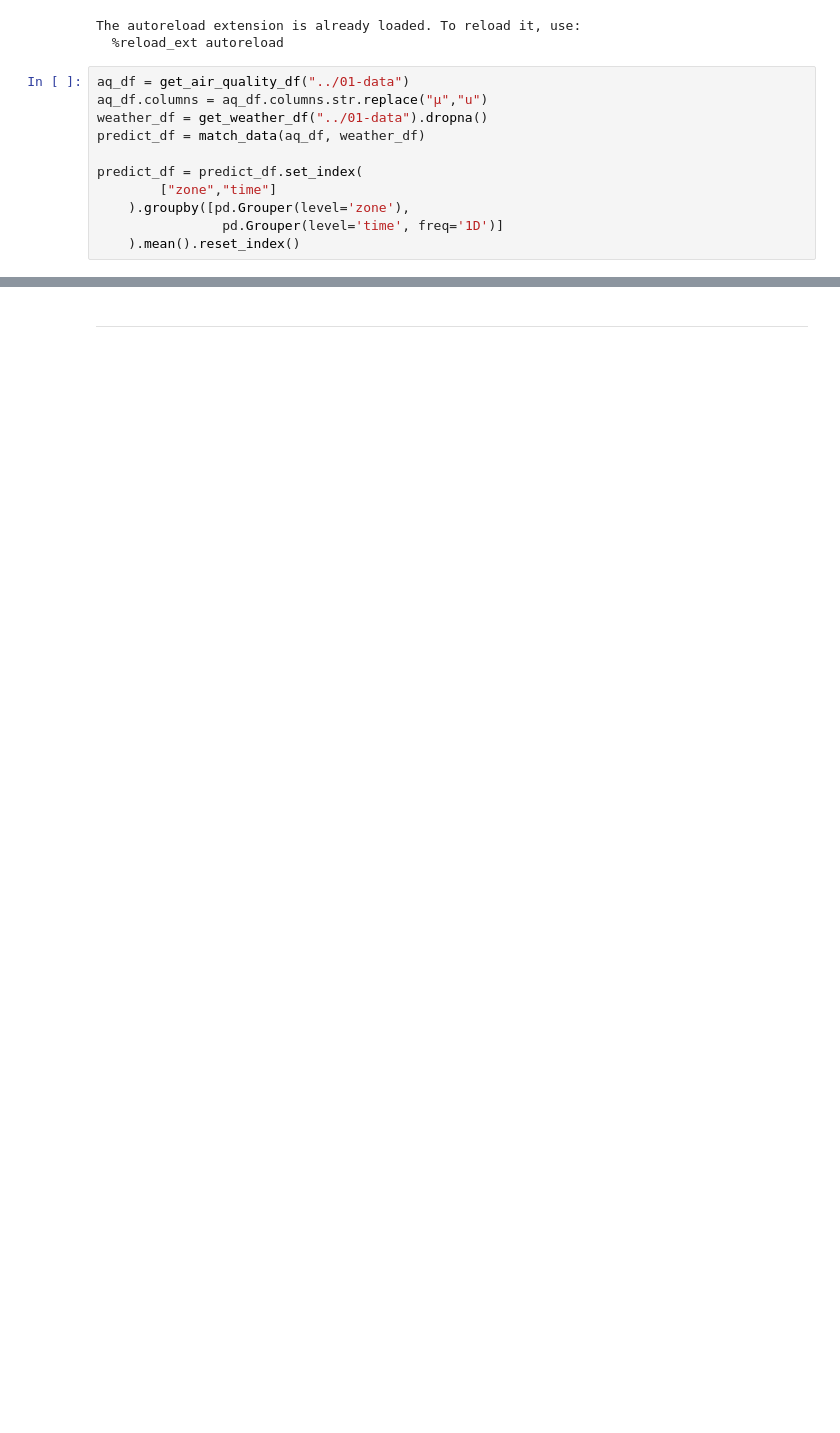
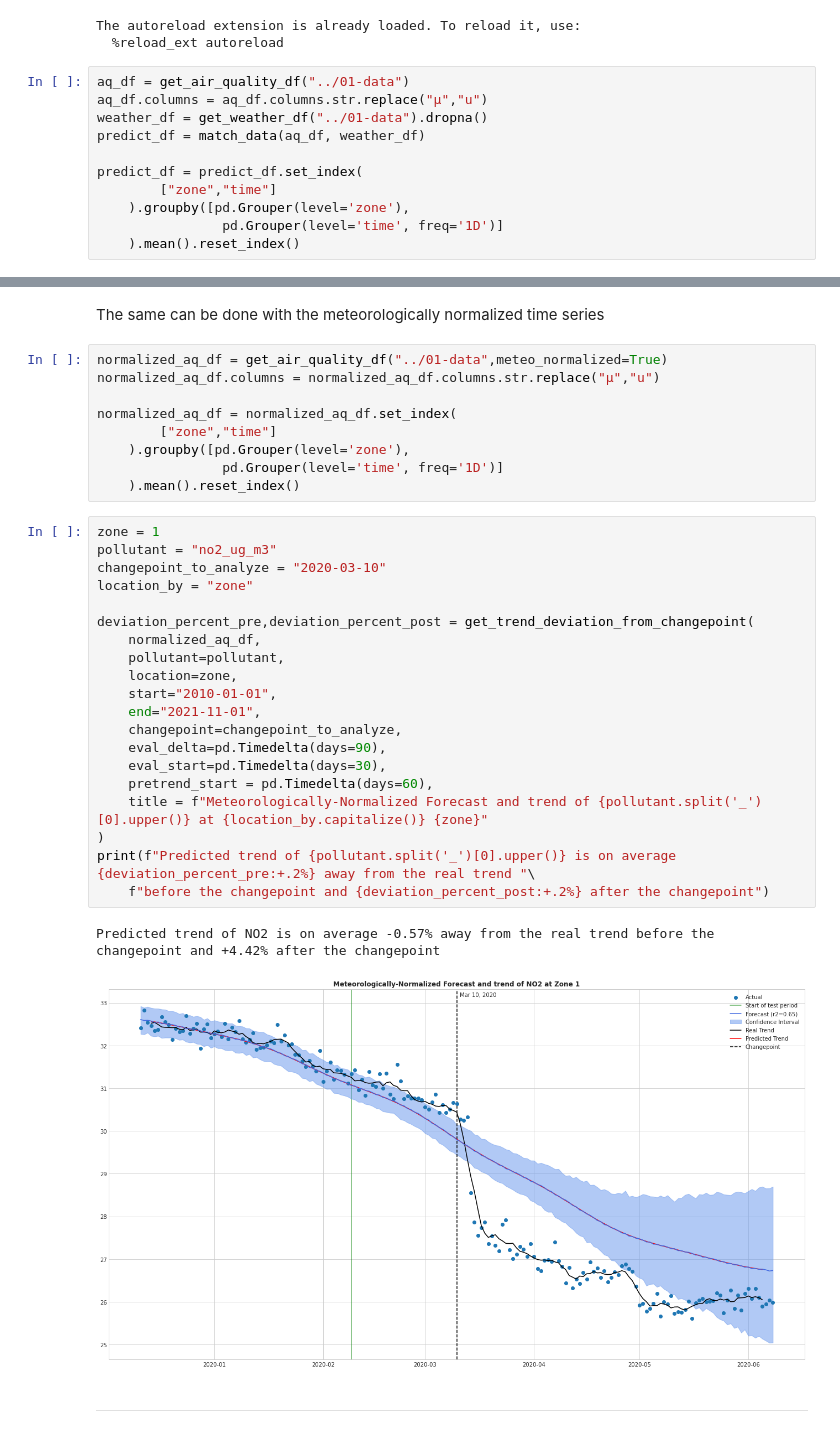
Before and after one commit to simonsanvil/Madrid-AirQuality-Analysis, a Jupyter notebook: notebooks/09-trend_analysis_and_forecast.ipynb, the cells around one changed output, grey strips where cells are left out. Drawn from its saved outputs; the diff is of its cells as text; blank space fills up the shorter version.

```diff
--- a/notebooks/09-trend_analysis_and_forecast.ipynb
+++ b/notebooks/09-trend_analysis_and_forecast.ipynb
@@ -74,3 +75,37 @@ Predicted trend of NO2 is on average +3.63% away from the real trend before the
+# %% [markdown]
+The same can be done with the meteorologically normalized time series
+# %%
+normalized_aq_df = get_air_quality_df("../01-data",meteo_normalized=True)
+normalized_aq_df.columns = normalized_aq_df.columns.str.replace("µ","u")
+
+normalized_aq_df = normalized_aq_df.set_index(
+        ["zone","time"]
+    ).groupby([pd.Grouper(level='zone'),
+                pd.Grouper(level='time', freq='1D')]
+    ).mean().reset_index()
+# %%
+zone = 1
+pollutant = "no2_ug_m3"
+changepoint_to_analyze = "2020-03-10"
+location_by = "zone"
+
+deviation_percent_pre,deviation_percent_post = get_trend_deviation_from_changepoint(
+    normalized_aq_df,
+    pollutant=pollutant,
+    location=zone,
+    start="2010-01-01",
+    end="2021-11-01",
+    changepoint=changepoint_to_analyze,
+    eval_delta=pd.Timedelta(days=90),
+    eval_start=pd.Timedelta(days=30),
+    pretrend_start = pd.Timedelta(days=60),
+    title = f"Meteorologically-Normalized Forecast and trend of {pollutant.split('_')[0].upper()} at {location_by.capitalize()} {zone}"
+)
+print(f"Predicted trend of {pollutant.split('_')[0].upper()} is on average {deviation_percent_pre:+.2%} away from the real trend "\
+    f"before the changepoint and {deviation_percent_post:+.2%} after the changepoint")
+# %% [output]
+Predicted trend of NO2 is on average -0.57% away from the real trend before the changepoint and +4.42% after the changepoint
+[figure, added]
 # %% [markdown]
 --------
 # %% [markdown]
```
Also changed, not shown: parts of 11 cells of this notebook.
